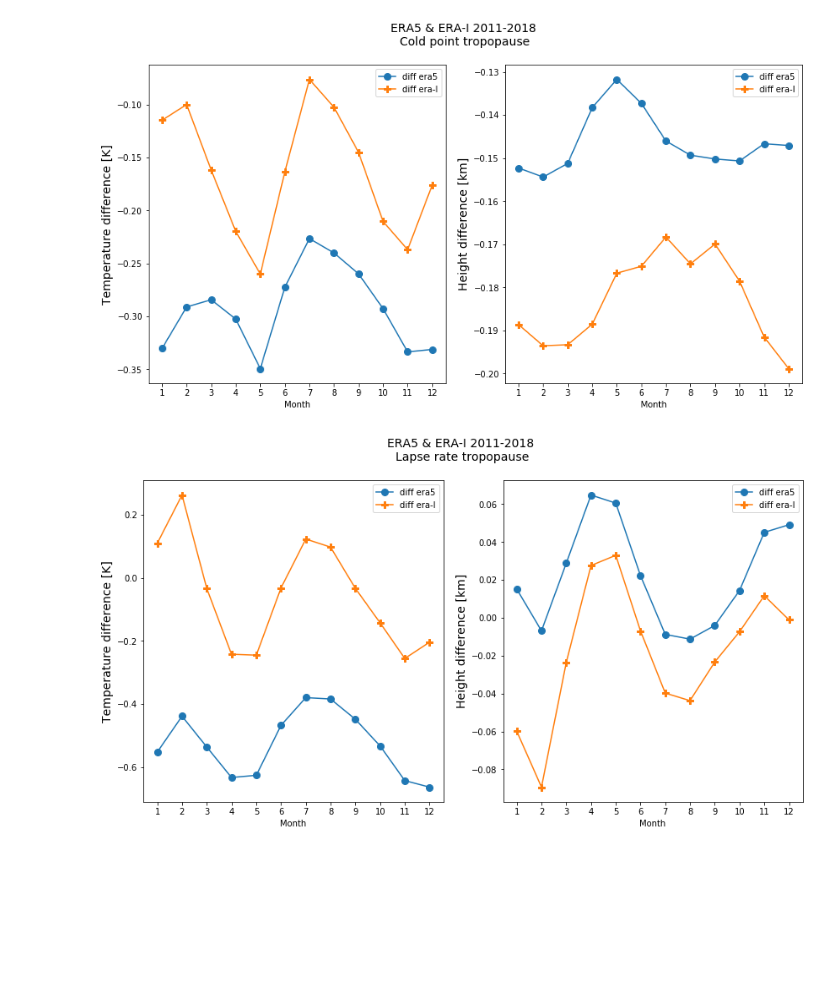
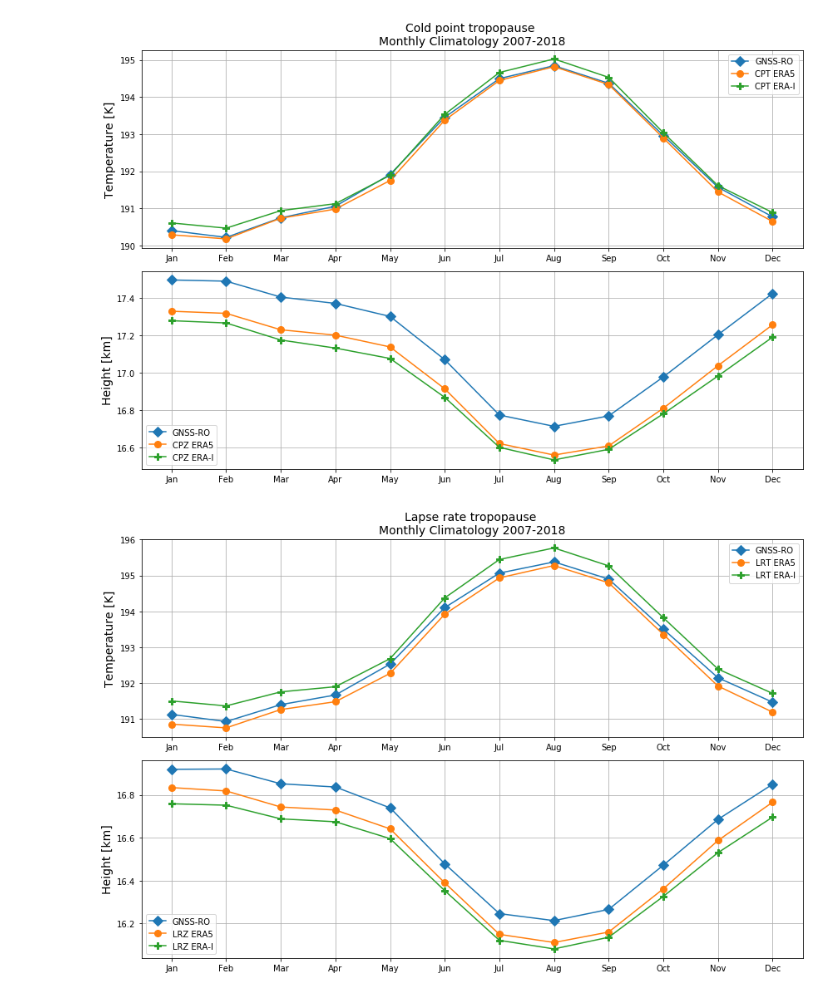
Before and after one commit to johanmeh/master, a Jupyter notebook: monthly_mean_plot.ipynb, the cells around one changed output. Cells and saved outputs as stored; diff of their text form; code cells hidden in the pictures; blank space fills up the shorter version.

```diff
--- a/monthly_mean_plot.ipynb
+++ b/monthly_mean_plot.ipynb
@@ -22,3 +24,4 @@ df2_trop = df2.sel(lat = slice(30,-30), time = slice('2007-01-16T09:00:00.000000
 df2.close()
 # %%
-obs_monmean = obs.resample(time='M', keep_attrs=True).mean()
+obsr = obs.sel(lat=slice(-20,20))
+obs_monmean = obsr.resample(time='M', keep_attrs=True).mean()
@@ -117,36 +28,71 @@ df_diff_lrtz = pd.DataFrame({'era5 - obs' :   ea_monthly_lrt[2]-obs_mon_lrtz,
+# %%
+era5_mon = df_trop.groupby('time.month').mean(dim='time')
+obs_mon = obs_monmean.groupby('time.month').mean(dim='time')
+erai_mon = df2_trop.groupby('time.month').mean(dim='time')
+# %%
+#era5_aw = f.w_average(era5_mon, ['ctpt', 'ctpz'])
+#obs_aw = f.w_average(obs_mon, ['CP_T', 'CP_z'])
+#erai_aw = f.w_average(erai_mon, ['ctpt', 'ctpz'])
+era5_aw = era5_mon.mean(axis=(1,2))
+era5_aw['month'] = era5_aw.month
+erai_aw = erai_mon.mean(axis=(1,2))
+erai_aw['month'] = erai_mon.month
+obs_aw = obs_mon.mean(axis=(1,2))
+obs_aw['month'] = obs_mon.month
 # %%
-fig, axs = plt.subplots(1, 2, figsize=(14, 7))
-fig.suptitle("ERA5 & ERA-I 2011-2018 \nCold point tropopause", fontsize=14)
+mon = np.linspace(1,12,12, dtype=int)
 
-axs[0].plot(mon, df_diff_t['era5 - obs'], '-o', ms = 8,label = 'diff era5')
-axs[0].plot(mon, df_diff_t['ei - obs'],  marker = 'P', ms = 8, label = 'diff era-I')
-axs[0].set_ylabel('Temperature difference [K]',fontsize=14)
+fig, axs = plt.subplots(2,1,figsize=(12,8))
+axs[0].plot(mon, obs_aw.CP_T, marker = 'D', ms = 8, label = 'GNSS-RO')
+axs[0].plot(mon, era5_aw.ctpt, '-o', ms = 8,label = "CPT ERA5")
+axs[0].plot(mon, erai_aw.ctpt, marker = 'P', ms = 8, label = 'CPT ERA-I')
 
-axs[1].plot(mon, df_diff_z['era5 - obs'], '-o', ms = 8, label = 'diff era5')
-axs[1].plot(mon, df_diff_z['ei - obs'], marker = 'P', ms = 8, label = 'diff era-I')
-axs[1].set_ylabel('Height difference [km]',fontsize=14)
+axs[0].set_ylabel("Temperature [K]", fontsize=14)
+axs[0].set_title('Cold point tropopause \nMonthly Climatology 2007-2018', fontsize=14)
+
+axs[1].plot(mon, obs_aw.CP_z, marker = 'D', ms=8, label = 'GNSS-RO')
+axs[1].plot(mon, era5_aw.ctpz, '-o', ms = 8, label = 'CPZ ERA5')
+axs[1].plot(mon, erai_aw.ctpz, marker='P', ms=8, label = 'CPZ ERA-I')
+axs[1].set_ylabel('Height [km]', fontsize=14)
+
 
 for ax in axs:
+    ax.grid()
     ax.legend()
-    ax.set(xlabel = 'Month', xticks = mon)
+    ax.xaxis.set_major_locator(mtick.FixedLocator(mon)) # Set tick locations
+    ax.xaxis.set_major_formatter(mtick.FuncFormatter(lambda x,p:getMonthName(x)))
 
-#plt.savefig('diff_era5_eraI_GNSS_RO_2007-20018_CPT.pdf')
+
+plt.tight_layout()
+#plt.savefig('cpt_monthly_climatology_2007-2018.pdf')
 # %% [output]
-[figure, old version]
+[figure, new version]
 # %%
-fig, axs = plt.subplots(1, 2, figsize=(14, 7))
-fig.suptitle("ERA5 & ERA-I 2011-2018 \nLapse rate tropopause", fontsize=14)
+mon = np.linspace(1,12,12, dtype=int)
 
-axs[0].plot(mon, df_diff_lrtt['era5 - obs'], '-o', ms = 8,label = 'diff era5')
-axs[0].plot(mon, df_diff_lrtt['ei - obs'],  marker = 'P', ms = 8, label = 'diff era-I')
-axs[0].set_ylabel('Temperature difference [K]',fontsize=14)
+fig, axs = plt.subplots(2,1,figsize=(12,8))
+axs[0].plot(mon, obs_aw.LR_T, marker = 'D', ms = 8, label = 'GNSS-RO')
+axs[0].plot(mon, era5_aw.tpt, '-o', ms = 8,label = "LRT ERA5")
+axs[0].plot(mon, erai_aw.tpt, marker = 'P', ms = 8, label = 'LRT ERA-I')
 
-axs[1].plot(mon, df_diff_lrtz['era5 - obs'], '-o', ms = 8, label = 'diff era5')
-axs[1].plot(mon, df_diff_lrtz['ei - obs'], marker = 'P', ms = 8, label = 'diff era-I')
-axs[1].set_ylabel('Height difference [km]',fontsize=14)
+
+axs[0].set_ylabel("Temperature [K]", fontsize=14)
+axs[0].set_title('Lapse rate tropopause \nMonthly Climatology 2007-2018', fontsize=14)
+
+axs[1].plot(mon, obs_aw.LR_z, marker = 'D', ms=8, label = 'GNSS-RO')
+axs[1].plot(mon, era5_aw.tpz, '-o', ms = 8, label = 'LRZ ERA5')
+axs[1].plot(mon, erai_aw.tpz, marker='P', ms=8, label = 'LRZ ERA-I')
+axs[1].set_ylabel('Height [km]', fontsize=14)
+
 
 for ax in axs:
+    ax.grid()
     ax.legend()
-    ax.set(xlabel = 'Month', xticks = mon)
+    ax.xaxis.set_major_locator(mtick.FixedLocator(mon)) # Set tick locations
+    ax.xaxis.set_major_formatter(mtick.FuncFormatter(lambda x,p:getMonthName(x)))
+
+
+plt.tight_layout()
+#plt.savefig('lrt_monthly_climatology_2007-2018.pdf')
 # %% [output]
-[figure, old version]
+[figure, new version]
```
Also changed, not shown: parts of 18 cells of this notebook, 4 other files.
